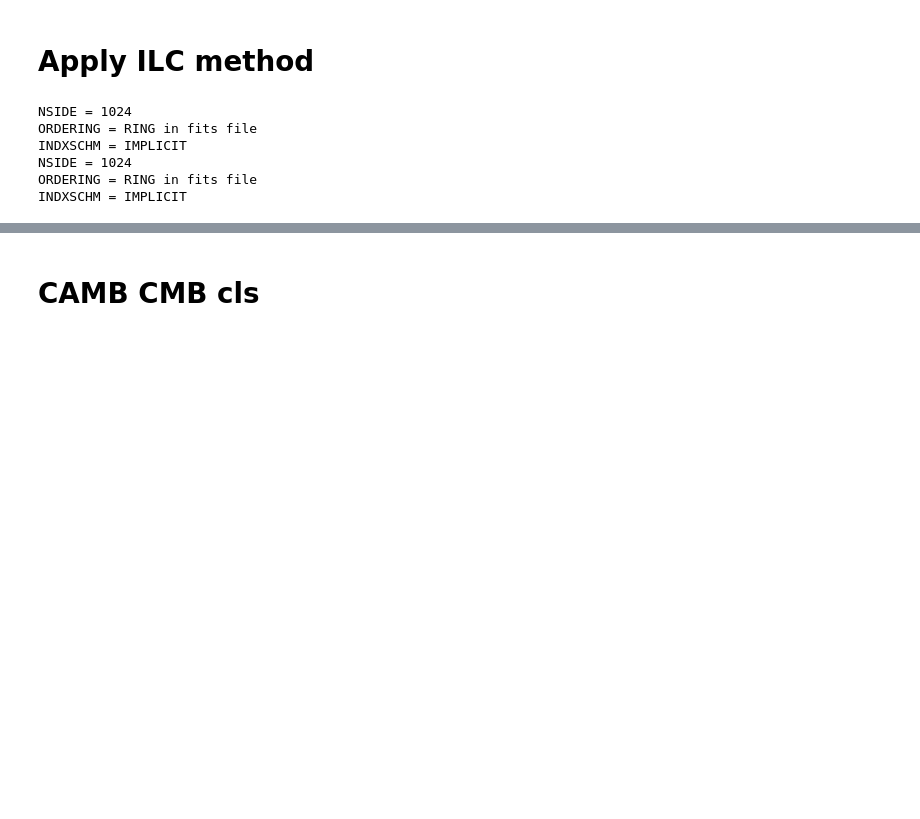
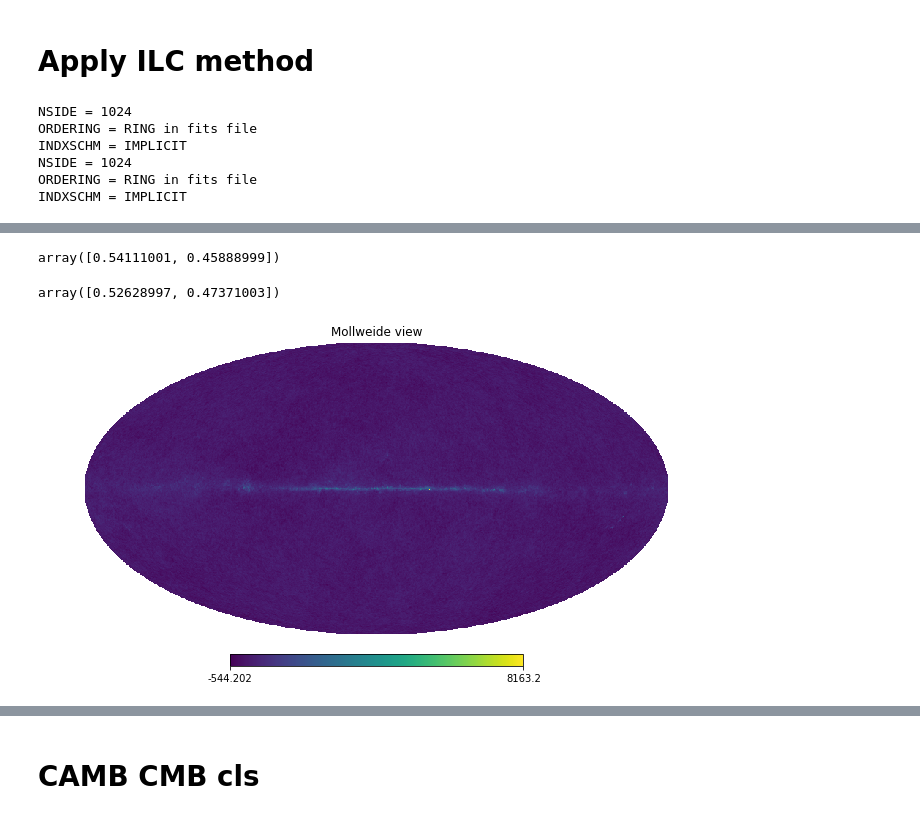
Before and after one commit to yaojian95/Ali_foreground, a Jupyter notebook: codes/Foregrounds.ipynb, the cells around one changed output, grey strips where cells are left out. Cells and saved outputs as stored; diff of their text form; code cells hidden in the pictures; blank space fills up the shorter version.

```diff
--- a/codes/Foregrounds.ipynb
+++ b/codes/Foregrounds.ipynb
@@ -265,14 +251,14 @@ INDXSCHM = IMPLICIT
 # %%
 # total power spectrum
 total = np.zeros((2, 3, 12*nside**2))
-total[0] = dust_95_psm + cmb + noise_95 - 1*dust_extra_95;
-total[1] = dust_150_psm + cmb + noise_150 - 1*dust_extra_150
-total_ps = Power_spectrum(Mask(total), 0, lmax = lmax)
+total[0] = dust_95_psm + cmb + noise_95 - 0.5*dust_extra_95 # syn_95_
+total[1] = dust_150_psm + cmb + noise_150 - 0.5*dust_extra_150 #
+# total_ps = Power_spectrum(Mask(total), 0, lmax = lmax)
 
-# noise power spectrum
-Noise = np.zeros((2,3,12*nside**2))
-Noise[0] = noise_95;  Noise[1] = noise_150
-noise_ps = Power_spectrum(Mask(Noise), 0, lmax = lmax)
+# # noise power spectrum
+# Noise = np.zeros((2,3,12*nside**2))
+# Noise[0] = noise_95;  Noise[1] = noise_150
+# noise_ps = Power_spectrum(Mask(Noise), 0, lmax = lmax)
 # %%
 e = np.matrix(np.ones(2))
 noise_bin = bin_l(noise_ps); noise_ilc = np.zeros(Q); total_bin = bin_l(total_ps)
@@ -311,0 +411,8 @@ plt.title('ILC recovery, subtracting 10*dust')
+# %%
+w_Q
+# %% [output]
+array([0.54111001, 0.45888999])
+# %%
+w_U
+# %% [output]
+array([0.52628997, 0.47371003])
@@ -311,0 +430,4 @@ plt.title('ILC recovery, subtracting 10*dust')
+# %%
+hp.mollview(total[0][0])
+# %% [output]
+[figure, added]
```
Also changed, not shown: parts of 41 cells of this notebook.
